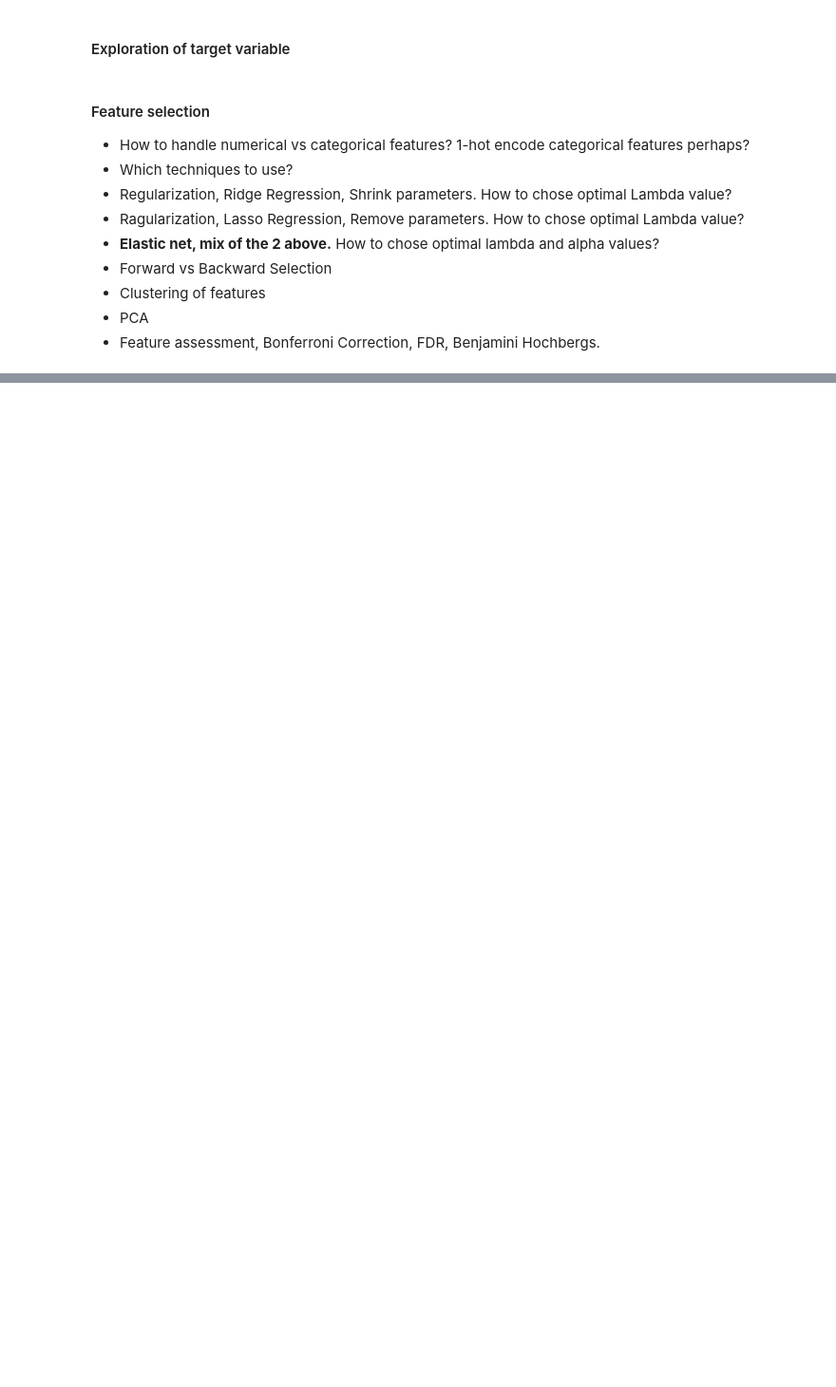
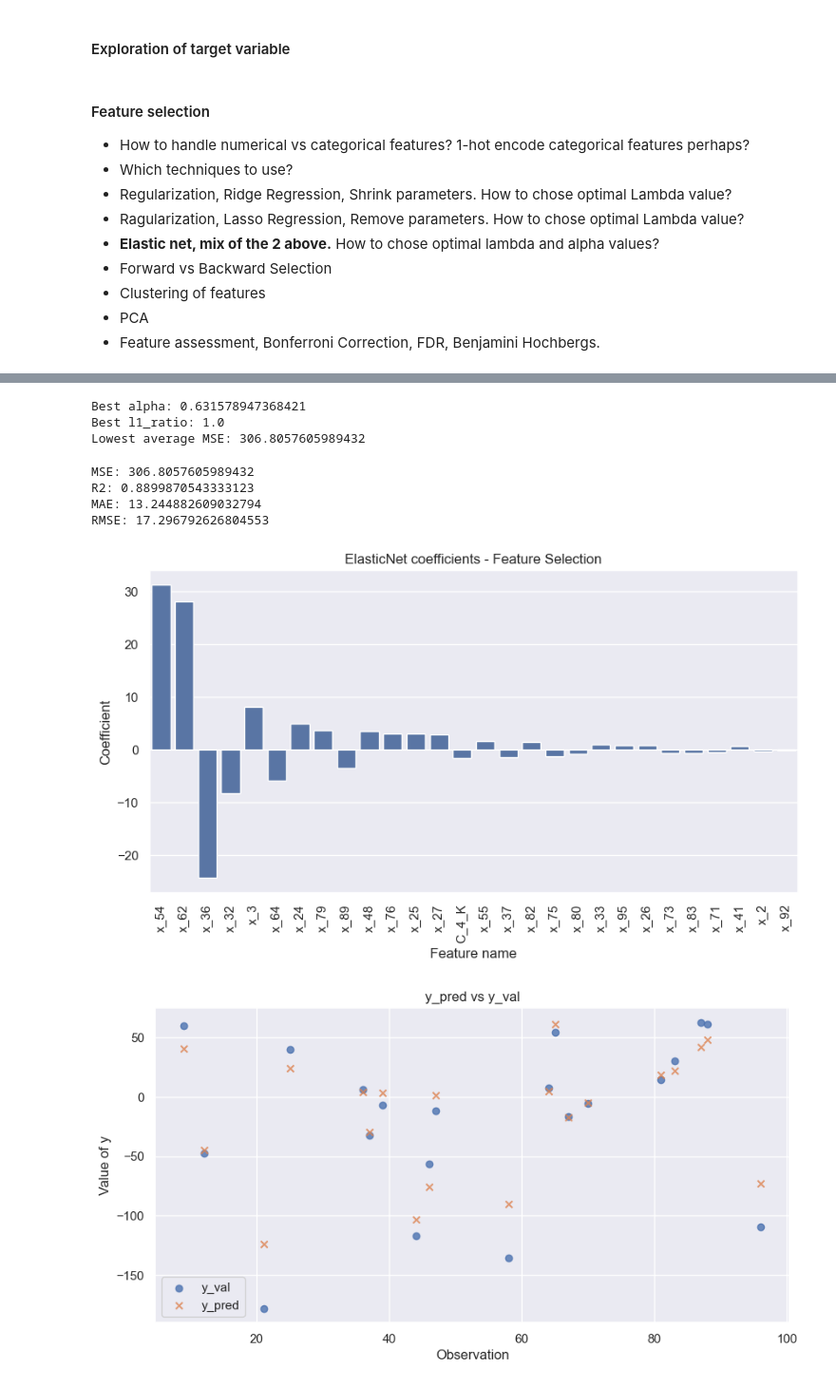
Before and after one commit to SorenBlattBendtsen/02582, a Jupyter notebook: Assignment_1/ass1_soren_copy1.ipynb, the cells around one changed output, grey strips where cells are left out. Shown at 95% size. Drawn from its saved outputs; the diff is of its cells as text; code cells hidden in the pictures; blank space fills up the shorter version.

```diff
--- a/Assignment_1/ass1_soren_copy1.ipynb
+++ b/Assignment_1/ass1_soren_copy1.ipynb
@@ -291,8 +252,0 @@ print(f"Minimum MSE = {min_mse}")
-# %%
-enet = ElasticNet(alpha=best_alpha, l1_ratio=best_l1_ratio)
-enet.fit(X_train_scaled, y_train)
-y_pred = enet.predict(X_val_scaled)
-print("MSE:", mean_squared_error(y_val, y_pred))
-print("R2:", r2_score(y_val, y_pred))
-print("MAE:", mean_absolute_error(y_val, y_pred))
-print("RMSE:", np.sqrt(mean_squared_error(y_val, y_pred)))
@@ -312,0 +261,21 @@ plt.show()
+# %%
+# Data preperation (one-hot encoding)
+def train_preprocessing(data):
+    NaN_array = np.zeros(100)
+
+    # Perform one-hot encoding for categorical variables
+    one_hot_encoded = pd.get_dummies(data[categorical_features], drop_first=False, dummy_na=False, dtype=int)
+    one_hot_encoded.insert(7, "C_2_NaN", NaN_array, True)
+    one_hot_encoded.insert(13, "C_3_NaN", NaN_array, True)
+    one_hot_encoded.insert(19, "C_4_NaN", NaN_array, True)
+    one_hot_encoded.insert(25, "C_5_NaN", NaN_array, True)
+    # convert all one-hot encoded columns to int
+    one_hot_encoded = one_hot_encoded.astype(int)
+
+    # Drop the original categorical columns from the DataFrame
+    df_numerical = data.drop(columns=categorical_features)
+
+    # Concatenate the one-hot encoded columns with the original DataFrame
+    data_encoded = pd.concat([df_numerical, one_hot_encoded], axis=1)
+    data_encoded.columns = data_encoded.columns.str.replace(' ', '')
+    return data_encoded
@@ -312,0 +391,19 @@ plt.show()
+# %%
+data_encoded = train_preprocessing(data)
+
+X = data_encoded.drop(columns='y')
+y = data_encoded.y
+
+best_alpha, best_l1_ratio = model_selection(X, y)
+
+enet, imputer = elastic_net(X, y, best_alpha, best_l1_ratio)
+# %% [output]
+Best alpha: 0.631578947368421
+Best l1_ratio: 1.0
+Lowest average MSE: 306.8057605989432
+MSE: 306.8057605989432
+R2: 0.8899870543333123
+MAE: 13.244882609032794
+RMSE: 17.296792626804553
+[figure, added]
+[figure, added]
```
Also changed, not shown: parts of 39 cells of this notebook, 4 other files.
